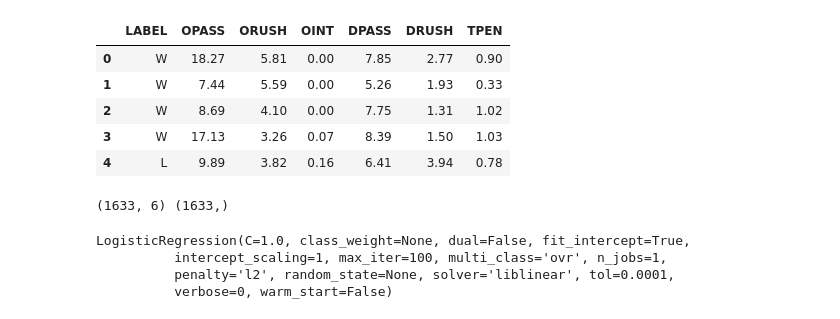
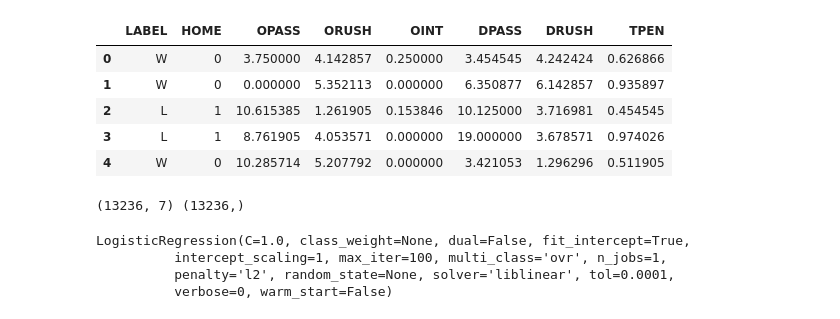
Before and after one commit to Roachns/Football_Forecasters, a Jupyter notebook: Notebooks/log_regression.ipynb, the cells around one changed output. Drawn from its saved outputs; the diff is of its cells as text; code cells hidden in the pictures.

```diff
--- a/log_reg_test.ipynb
+++ b/Notebooks/log_regression.ipynb
@@ -5,17 +6,17 @@ from sklearn.linear_model import LogisticRegression
 # %%
-data = pd.read_csv('data/log_test_data.csv')
+data = pd.read_csv('Data/efficiency_stats_train.csv')
 data.head()
 # %% [output]
-|  | LABEL | OPASS | ORUSH | OINT | DPASS | DRUSH | TPEN |
-| 0 | W | 18.27 | 5.81 | 0.00 | 7.85 | 2.77 | 0.90 |
-| 1 | W | 7.44 | 5.59 | 0.00 | 5.26 | 1.93 | 0.33 |
-| 2 | W | 8.69 | 4.10 | 0.00 | 7.75 | 1.31 | 1.02 |
-| 3 | W | 17.13 | 3.26 | 0.07 | 8.39 | 1.50 | 1.03 |
-| 4 | L | 9.89 | 3.82 | 0.16 | 6.41 | 3.94 | 0.78 |
+|  | LABEL | HOME | OPASS | ORUSH | OINT | DPASS | DRUSH | TPEN |
+| 0 | W | 0 | 3.750000 | 4.142857 | 0.250000 | 3.454545 | 4.242424 | 0.626866 |
+| 1 | W | 0 | 0.000000 | 5.352113 | 0.000000 | 6.350877 | 6.142857 | 0.935897 |
+| 2 | L | 1 | 10.615385 | 1.261905 | 0.153846 | 10.125000 | 3.716981 | 0.454545 |
+| 3 | L | 1 | 8.761905 | 4.053571 | 0.000000 | 19.000000 | 3.678571 | 0.974026 |
+| 4 | W | 0 | 10.285714 | 5.207792 | 0.000000 | 3.421053 | 1.296296 | 0.511905 |
 # %%
 X = data.drop("LABEL", axis=1)
 y = data["LABEL"]
 print(X.shape, y.shape)
 # %% [output]
-(1633, 6) (1633,)
+(13236, 7) (13236,)
 # %%
```
Also changed, not shown: parts of 10 cells of this notebook, 13 other files.
